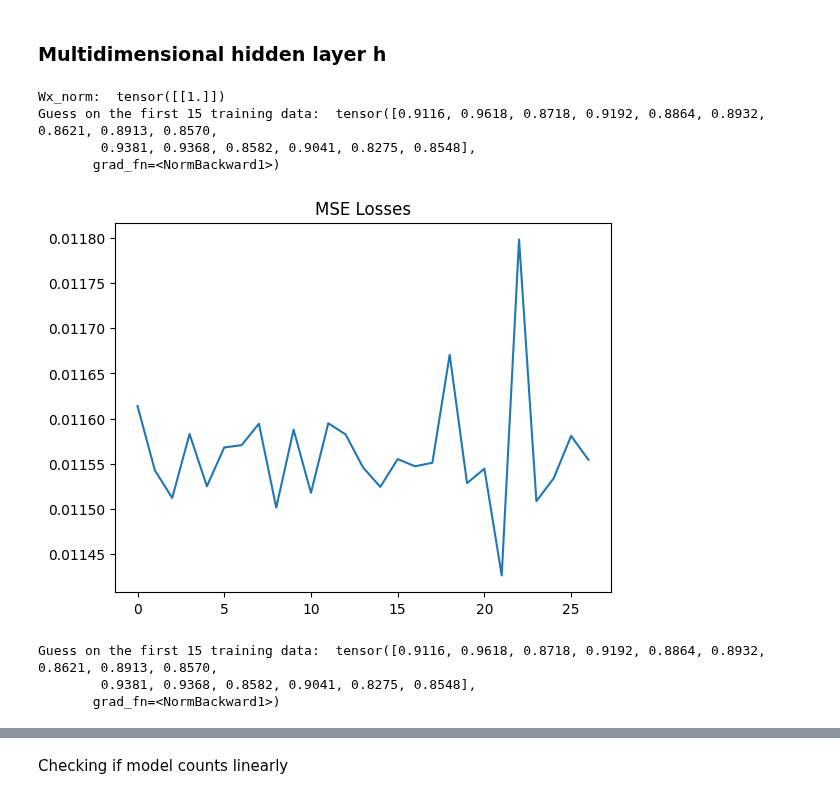
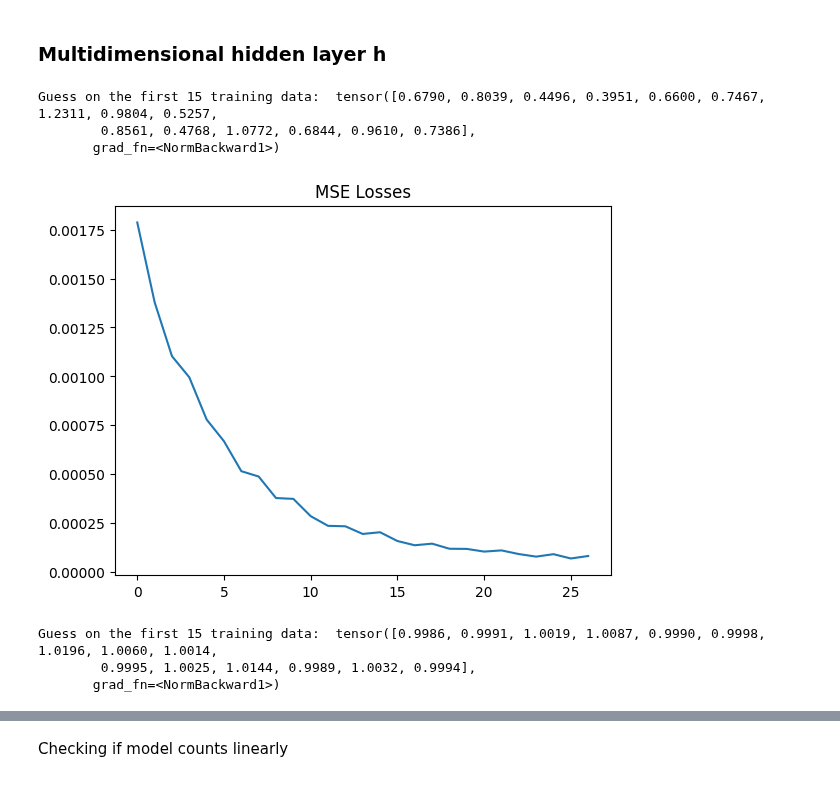
Before and after one commit to bioAI-Oslo/RNN-Adding-Problem-Representations, a Jupyter notebook: notebooks/main.ipynb, the cells around one changed output, grey strips where cells are left out. Saved outputs shown, nothing was run; the diff lists cells and outputs as text; code cells hidden in the pictures.

```diff
--- a/notebooks/main.ipynb
+++ b/notebooks/main.ipynb
@@ -76,27 +75,26 @@ Both our weight matrices are close to 1, which means it counts on a line. Find t
 # %%
 hidden_size = 100
 input_size = 1
 output_size = 1
 
 train2 = True
 
 if train2:
     # model2 = torch_RNN1(input_size,t_steps,output_size,hidden_size,lr=0.01,irnn=True,outputnn=False,Wx_normalize=True)
-    model2 = torch_RNN_manual(input_size,t_steps,output_size,hidden_size,lr=0.01,irnn=True,outputnn=False,Wx_normalize=True,activation=False)
+    model2 = torch_RNN_full_manual(input_size,t_steps,output_size,hidden_size,lr=0.001,irnn=False,outputnn=False,Wx_normalize=False,activation=False)
     print("Guess on the first 15 training data: ", model2(data[0:15]))
-    _ = model2.train(training_loader,epochs=100)
+    _ = model2.train(training_loader,epochs=300)
     model2.plot_losses(average=30)
     # model2.plot_accs()
     print("Guess on the first 15 training data: ", model2(data[0:15]))
     # print("Weight of the hidden layer: ",model2.rnn.weight_hh_l0, " Weight of the input layer: ",model2.rnn.weight_ih_l0)
 # %% [output]
-Wx_norm:  tensor([[1.]])
-Guess on the first 15 training data:  tensor([0.9116, 0.9618, 0.8718, 0.9192, 0.8864, 0.8932, 0.8621, 0.8913, 0.8570,
-        0.9381, 0.9368, 0.8582, 0.9041, 0.8275, 0.8548],
+Guess on the first 15 training data:  tensor([0.6790, 0.8039, 0.4496, 0.3951, 0.6600, 0.7467, 1.2311, 0.9804, 0.5257,
+        0.8561, 0.4768, 1.0772, 0.6844, 0.9610, 0.7386],
        grad_fn=<NormBackward1>)
-[figure, old version]
+[figure, new version]
-Guess on the first 15 training data:  tensor([0.9116, 0.9618, 0.8718, 0.9192, 0.8864, 0.8932, 0.8621, 0.8913, 0.8570,
-        0.9381, 0.9368, 0.8582, 0.9041, 0.8275, 0.8548],
+Guess on the first 15 training data:  tensor([0.9986, 0.9991, 1.0019, 1.0087, 0.9990, 0.9998, 1.0196, 1.0060, 1.0014,
+        0.9995, 1.0025, 1.0144, 0.9989, 1.0032, 0.9994],
        grad_fn=<NormBackward1>)
 # %%
 # SVD of the weight matrix Wh
```
Also changed, not shown: parts of 17 cells of this notebook.
